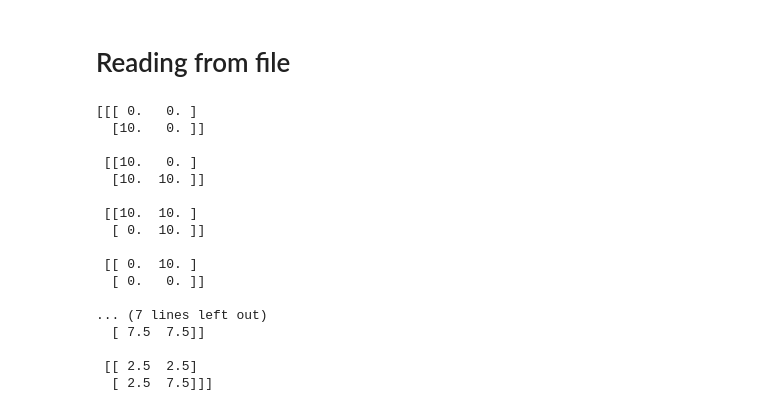
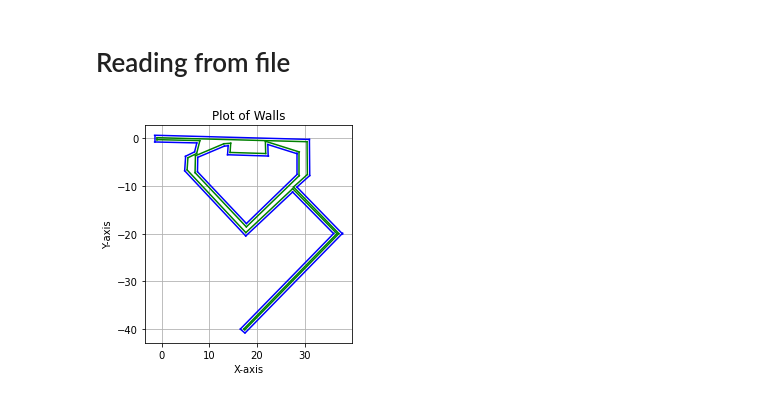
Before and after one commit to SentientPlatypus/jackal, a Jupyter notebook: wallbloat.ipynb, the cells around one changed output. Drawn from its saved outputs; the diff is of its cells as text; code cells hidden in the pictures.

```diff
--- a/wallbloat.ipynb
+++ b/wallbloat.ipynb
@@ -221,30 +221,14 @@ def walls_from_file(filename):
     walls = np.loadtxt(filename)
     return walls.reshape(-1, 2, 2)
 
-def walls_to_file(walls, filename):
+def walls_to_file(bloated, filename):
     with open(filename, 'w') as file:
-        for wall in walls:
+        for wall in bloated:
             x1, y1 = wall[0]
             x2, y2 = wall[1]
             file.write(f"{x1} {y1} {x2} {y2}\n")
-
-walls_to_file(walls_non_convex, "walls.txt")
-print(walls_from_file("walls.txt"))
-# %% [output]
-[[[ 0.   0. ]
-  [10.   0. ]]
-
- [[10.   0. ]
-  [10.  10. ]]
-
- [[10.  10. ]
-  [ 0.  10. ]]
-
- [[ 0.  10. ]
-  [ 0.   0. ]]
-
-... (7 lines left out)
-  [ 7.5  7.5]]
-
- [[ 2.5  2.5]
-  [ 2.5  7.5]]]
+# %%
+rhodes = walls_from_file("walls.txt")
+plot_walls(rhodes, bloat(rhodes, 0.5))
+# %% [output]
+[figure, added]
```
Also changed, not shown: 2 other files.
